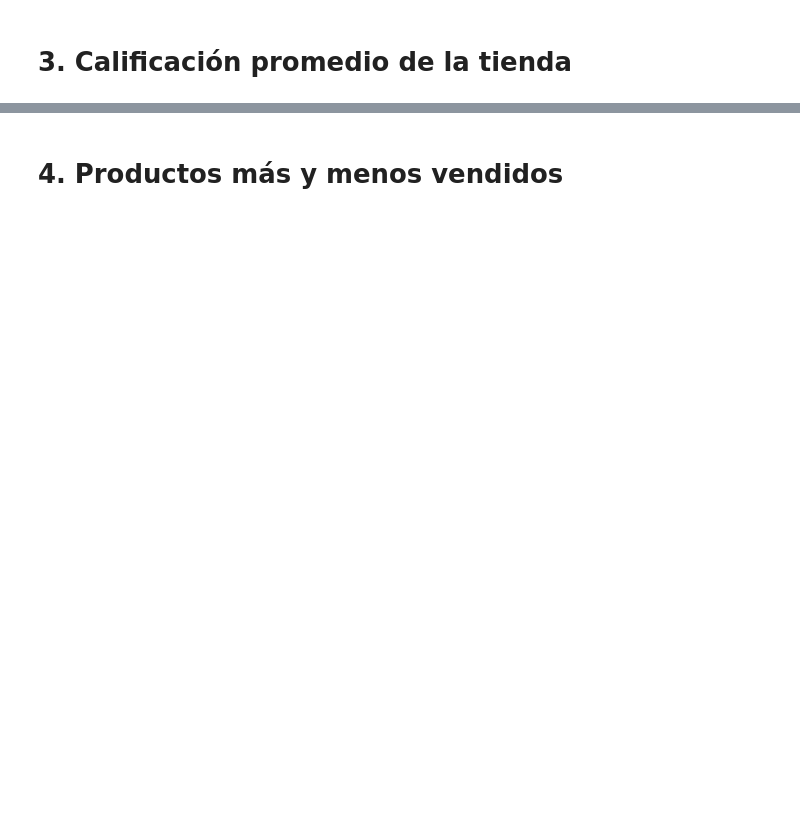
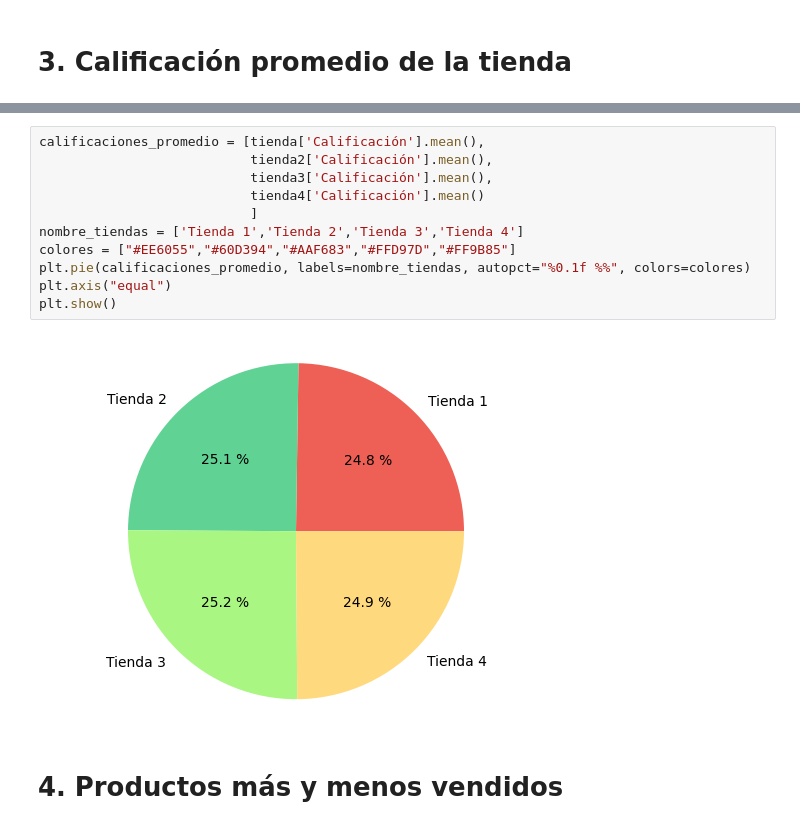
Before and after one commit to Ponch-byte98/Tienda-Alura-2, a Jupyter notebook: AluraStoreLatam.ipynb, the cells around one changed output, grey strips where cells are left out. Cells and saved outputs as stored; diff of their text form; blank space fills up the shorter version.

```diff
--- a/AluraStoreLatam.ipynb
+++ b/AluraStoreLatam.ipynb
@@ -34,2 +159,15 @@ tienda.head()
+# %%
+calificaciones_promedio = [tienda['Calificación'].mean(),
+                           tienda2['Calificación'].mean(),
+                           tienda3['Calificación'].mean(),
+                           tienda4['Calificación'].mean()
+                           ]
+nombre_tiendas = ['Tienda 1','Tienda 2','Tienda 3','Tienda 4']
+colores = ["#EE6055","#60D394","#AAF683","#FFD97D","#FF9B85"]
+plt.pie(calificaciones_promedio, labels=nombre_tiendas, autopct="%0.1f %%", colors=colores)
+plt.axis("equal")
+plt.show()
+# %% [output]
+[figure, added]
 # %% [markdown]
 # 4. Productos más y menos vendidos
```
Also changed, not shown: parts of 10 cells of this notebook.
